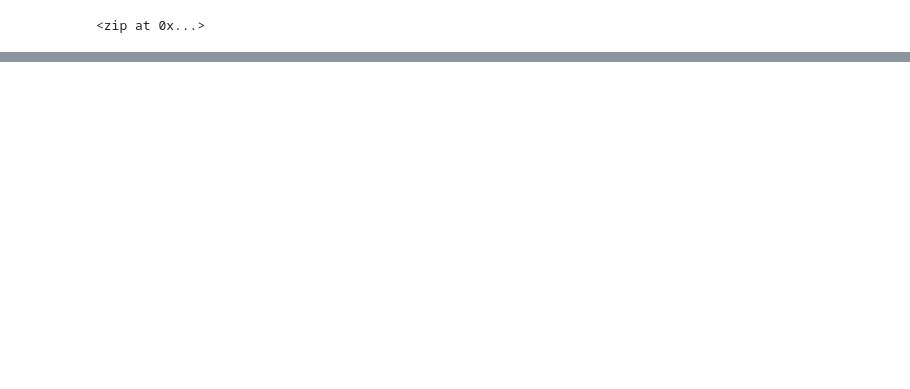
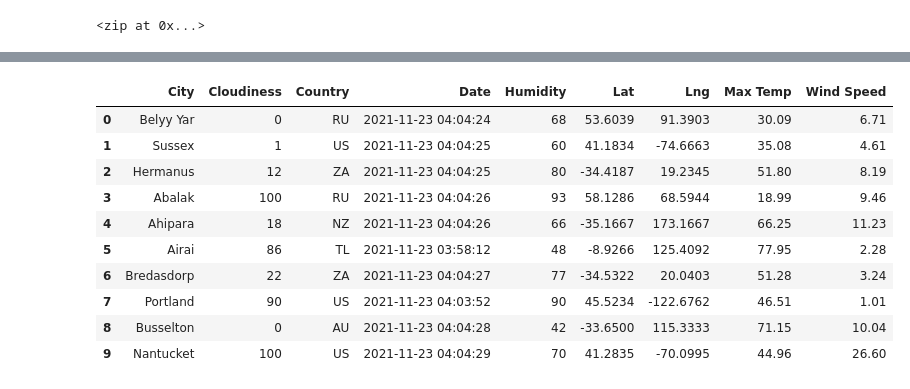
Before and after one commit to erinmoneil2/World_Weather_Analysis, a Jupyter notebook: WeatherPy.ipynb, the cells around one changed output, grey strips where cells are left out. Cells and saved outputs as stored; diff of their text form; code cells hidden in the pictures; blank space fills up the shorter version.

```diff
--- a/WeatherPy.ipynb
+++ b/WeatherPy.ipynb
@@ -33,0 +146,18 @@ len(cities)
+# %%
+new_column_order = ["City", "Cloudiness", "Country", "Date", "Humidity", "Lat", "Lng", "Max Temp", "Wind Speed"]
+
+city_data_df = city_data_df[new_column_order]
+
+city_data_df.head(10)
+# %% [output]
+|  | City | Cloudiness | Country | Date | Humidity | Lat | Lng | Max Temp | Wind Speed |
+| 0 | Belyy Yar | 0 | RU | 2021-11-23 04:04:24 | 68 | 53.6039 | 91.3903 | 30.09 | 6.71 |
+| 1 | Sussex | 1 | US | 2021-11-23 04:04:25 | 60 | 41.1834 | -74.6663 | 35.08 | 4.61 |
+| 2 | Hermanus | 12 | ZA | 2021-11-23 04:04:25 | 80 | -34.4187 | 19.2345 | 51.80 | 8.19 |
+| 3 | Abalak | 100 | RU | 2021-11-23 04:04:26 | 93 | 58.1286 | 68.5944 | 18.99 | 9.46 |
+| 4 | Ahipara | 18 | NZ | 2021-11-23 04:04:26 | 66 | -35.1667 | 173.1667 | 66.25 | 11.23 |
+| 5 | Airai | 86 | TL | 2021-11-23 03:58:12 | 48 | -8.9266 | 125.4092 | 77.95 | 2.28 |
+| 6 | Bredasdorp | 22 | ZA | 2021-11-23 04:04:27 | 77 | -34.5322 | 20.0403 | 51.28 | 3.24 |
+| 7 | Portland | 90 | US | 2021-11-23 04:03:52 | 90 | 45.5234 | -122.6762 | 46.51 | 1.01 |
+| 8 | Busselton | 0 | AU | 2021-11-23 04:04:28 | 42 | -33.6500 | 115.3333 | 71.15 | 10.04 |
+| 9 | Nantucket | 100 | US | 2021-11-23 04:04:29 | 70 | 41.2835 | -70.0995 | 44.96 | 26.60 |
```
Also changed, not shown: parts of 8 cells of this notebook, 1 other file.
